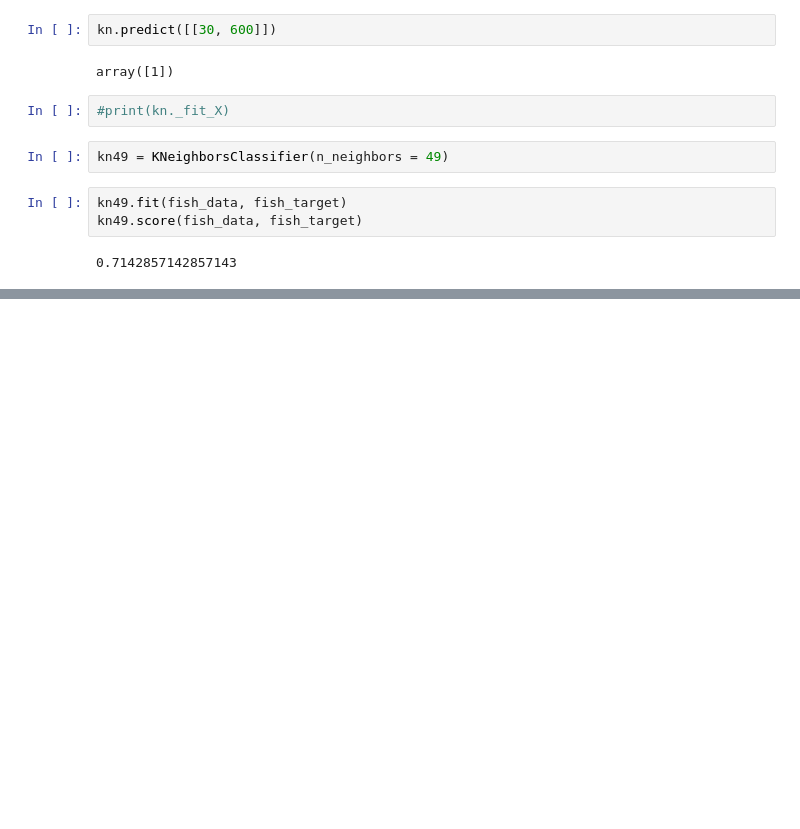
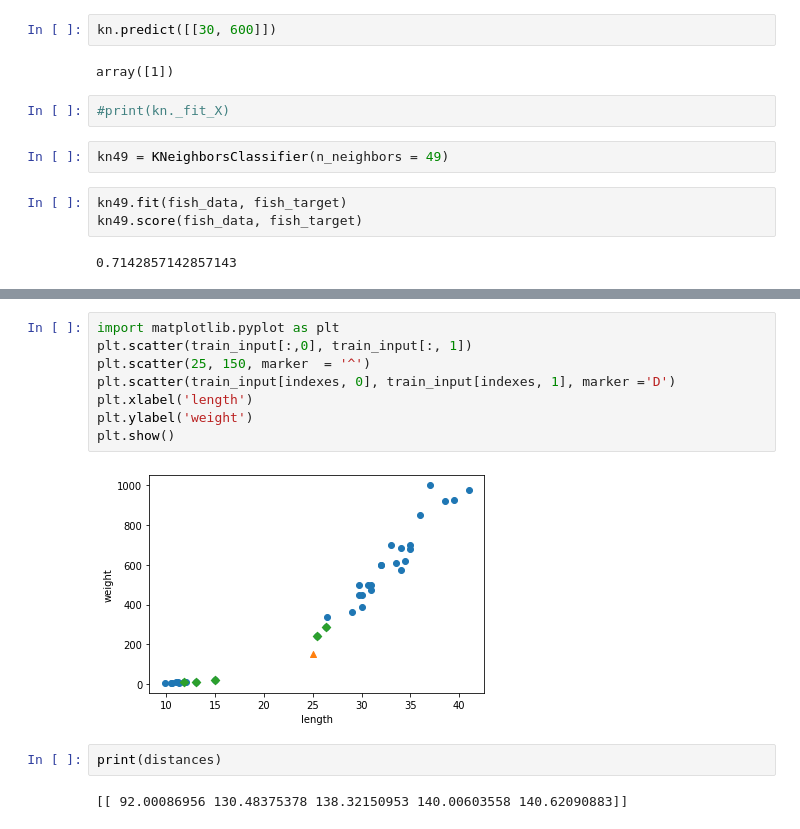
Before and after one commit to sener7106/TIL, a Jupyter notebook: ML_Chap1.ipynb, the cells around one changed output, grey strips where cells are left out. Saved outputs shown, nothing was run; the diff lists cells and outputs as text; blank space fills up the shorter version.

```diff
--- a/ML_Chap1.ipynb
+++ b/ML_Chap1.ipynb
@@ -79,0 +205,14 @@ kn49.score(fish_data, fish_target)
+# %%
+import matplotlib.pyplot as plt
+plt.scatter(train_input[:,0], train_input[:, 1])
+plt.scatter(25, 150, marker  = '^')
+plt.scatter(train_input[indexes, 0], train_input[indexes, 1], marker ='D')
+plt.xlabel('length')
+plt.ylabel('weight')
+plt.show()
+# %% [output]
+[figure, added]
+# %%
+print(distances)
+# %% [output]
+[[ 92.00086956 130.48375378 138.32150953 140.00603558 140.62090883]]
```
Also changed, not shown: parts of 32 cells of this notebook.
